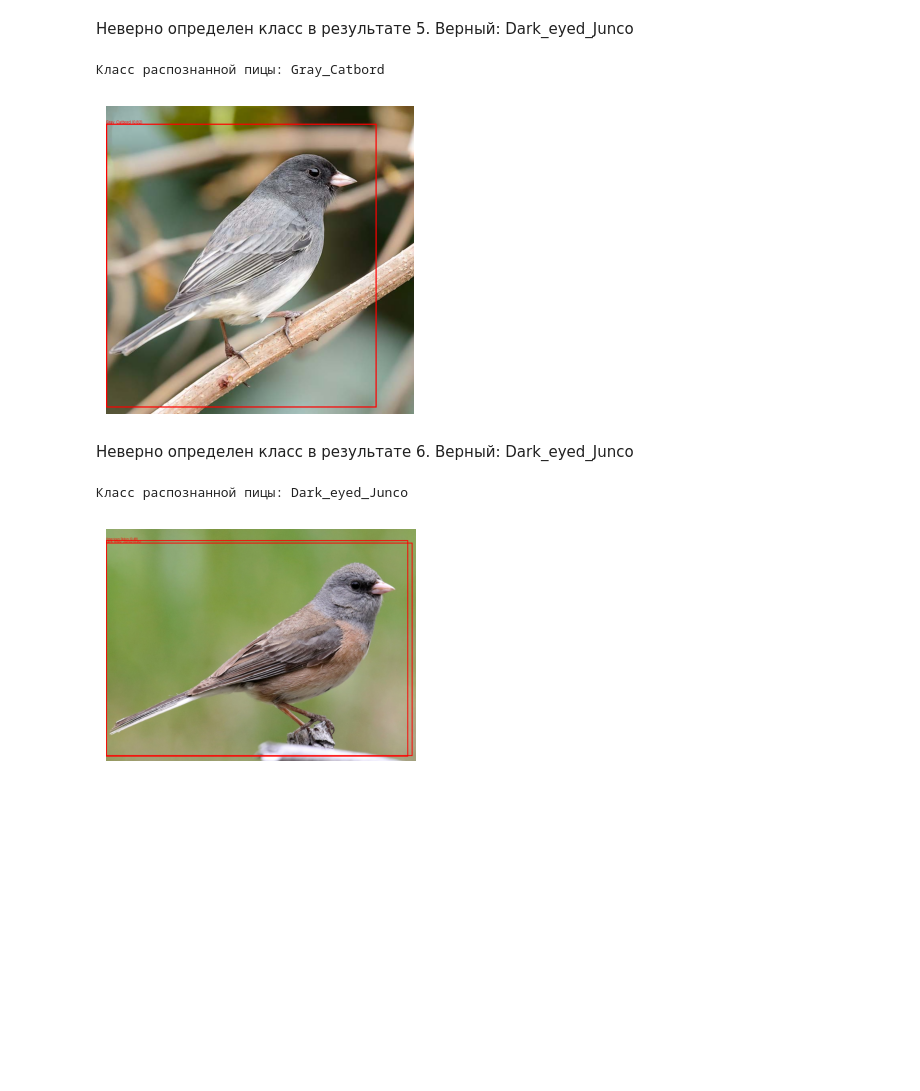
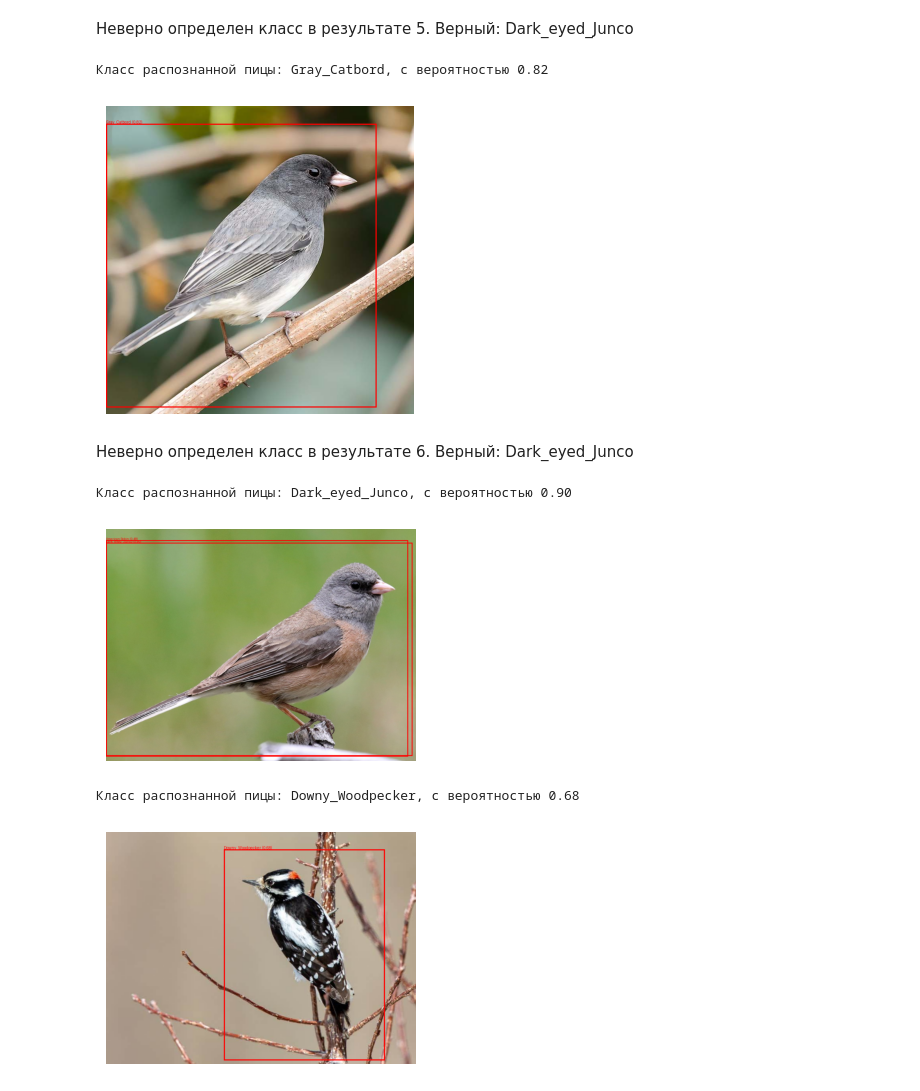
Before and after one commit to iv-Alena/Project-practice, a Jupyter notebook: Иванова_АЕ_Проектная_практика.ipynb, the cells around one changed output. Saved outputs shown, nothing was run; the diff lists cells and outputs as text; code cells hidden in the pictures; blank space fills up the shorter version.

```diff
--- a/Иванова_АЕ_Проектная_практика.ipynb
+++ b/Иванова_АЕ_Проектная_практика.ipynb
@@ -85,17 +83,24 @@ print_pic('sample5.jpg', result5)
 Неверно определен класс в результате 5. Верный: Dark_eyed_Junco
 # %%
 result6 = CLIENT.infer('sample6.jpg', model_id="ne-bird/7")
-print('Класс распознанной пицы:', result6['predictions'][0]['class'])
+print(f'Класс распознанной пицы: {result6['predictions'][0]['class']}, с вероятностью {result6['predictions'][0]['confidence']:.2f}')
 print_pic('sample6.jpg', result6)
 # %% [output]
-Класс распознанной пицы: Gray_Catbord
+Класс распознанной пицы: Gray_Catbord, с вероятностью 0.82
 [figure]
 # %% [markdown]
 Неверно определен класс в результате 6. Верный: Dark_eyed_Junco
 # %%
 result7 = CLIENT.infer('sample7.jpg', model_id="ne-bird/7")
-print('Класс распознанной пицы:', result7['predictions'][0]['class'])
+print(f'Класс распознанной пицы: {result7['predictions'][0]['class']}, с вероятностью {result7['predictions'][0]['confidence']:.2f}')
 print_pic('sample7.jpg', result7)
 # %% [output]
-Класс распознанной пицы: Dark_eyed_Junco
+Класс распознанной пицы: Dark_eyed_Junco, с вероятностью 0.90
 [figure]
+# %%
+result8 = CLIENT.infer('sample8.jpg', model_id="ne-bird/7")
+print(f'Класс распознанной пицы: {result8['predictions'][0]['class']}, с вероятностью {result8['predictions'][0]['confidence']:.2f}')
+print_pic('sample8.jpg', result8)
+# %% [output]
+Класс распознанной пицы: Downy_Woodpecker, с вероятностью 0.68
+[figure, added]
```
Also changed, not shown: parts of 8 cells of this notebook.
